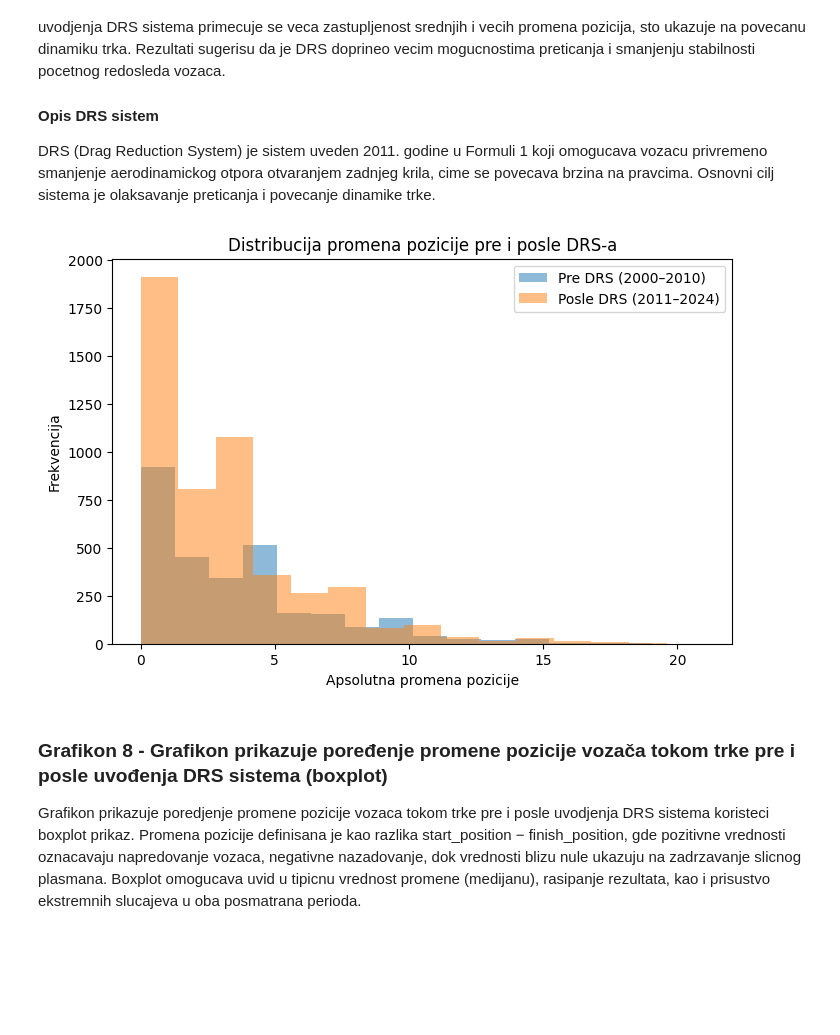
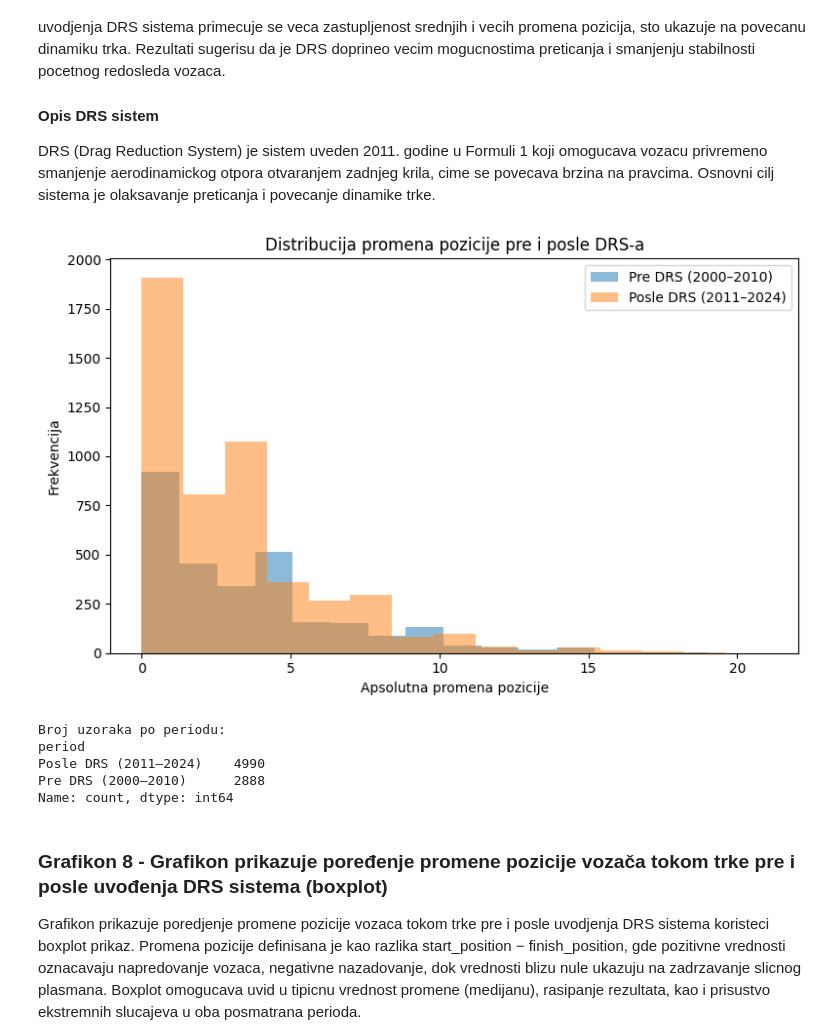
Before and after one commit to zelick/SIAP-F1-Analiza, a Jupyter notebook: SIAP_EDA_BaslineModel.ipynb, the cells around one changed output. Drawn from its saved outputs; the diff is of its cells as text; code cells hidden in the pictures; blank space fills up the shorter version.

```diff
--- a/SIAP_EDA_BaslineModel.ipynb
+++ b/SIAP_EDA_BaslineModel.ipynb
@@ -367,29 +213,14 @@ Sa grafikona se vidi da vrednost 0 oznacava situacije u kojima vozac nije promen
 #### Opis DRS sistem
 DRS (Drag Reduction System) je sistem uveden 2011. godine u Formuli 1 koji omogucava vozacu privremeno smanjenje aerodinamickog otpora otvaranjem zadnjeg krila, cime se povecava brzina na pravcima. Osnovni cilj sistema je olaksavanje preticanja i povecanje dinamike trke.
 # %%
-df = results_clean.dropna(subset=["start_position","finish_position","year"]).copy()
-
-df["abs_change"] = (df["start_position"] - df["finish_position"]).abs()
-
-# period
-df["period"] = df["year"].apply(lambda y: "Pre DRS (2000–2010)" if y <= 2010 else "Posle DRS (2011–2024)")
-
-plt.figure(figsize=(8,5))
-
-for period, color in zip(
-    ["Pre DRS (2000–2010)", "Posle DRS (2011–2024)"],
-    ["#0553a0", "#e74c3c"]
-):
-    subset = df[df["period"] == period]
-    plt.hist(subset["abs_change"], bins=15, alpha=0.5, label=period)
-
-plt.xlabel("Apsolutna promena pozicije")
-plt.ylabel("Frekvencija")
-plt.title("Distribucija promena pozicije pre i posle DRS-a")
-plt.legend()
-plt.show()
+eda_graphs.plot_position_change_distribution_drs(results_clean)
 # %% [output]
-[figure, old version]
+[figure, new version]
+Broj uzoraka po periodu:
+period
+Posle DRS (2011–2024)    4990
+Pre DRS (2000–2010)      2888
+Name: count, dtype: int64
 # %% [markdown]
 ### Grafikon 8 - Grafikon prikazuje poređenje promene pozicije vozača tokom trke pre i posle uvođenja DRS sistema (boxplot)
 Grafikon prikazuje poredjenje promene pozicije vozaca tokom trke pre i posle uvodjenja DRS sistema koristeci boxplot prikaz. Promena pozicije definisana je kao razlika start_position − finish_position, gde pozitivne vrednosti oznacavaju napredovanje vozaca, negativne nazadovanje, dok vrednosti blizu nule ukazuju na zadrzavanje slicnog plasmana. Boxplot omogucava uvid u tipicnu vrednost promene (medijanu), rasipanje rezultata, kao i prisustvo ekstremnih slucajeva u oba posmatrana perioda.
```
Also changed, not shown: parts of 11 cells of this notebook, 1 other file.
